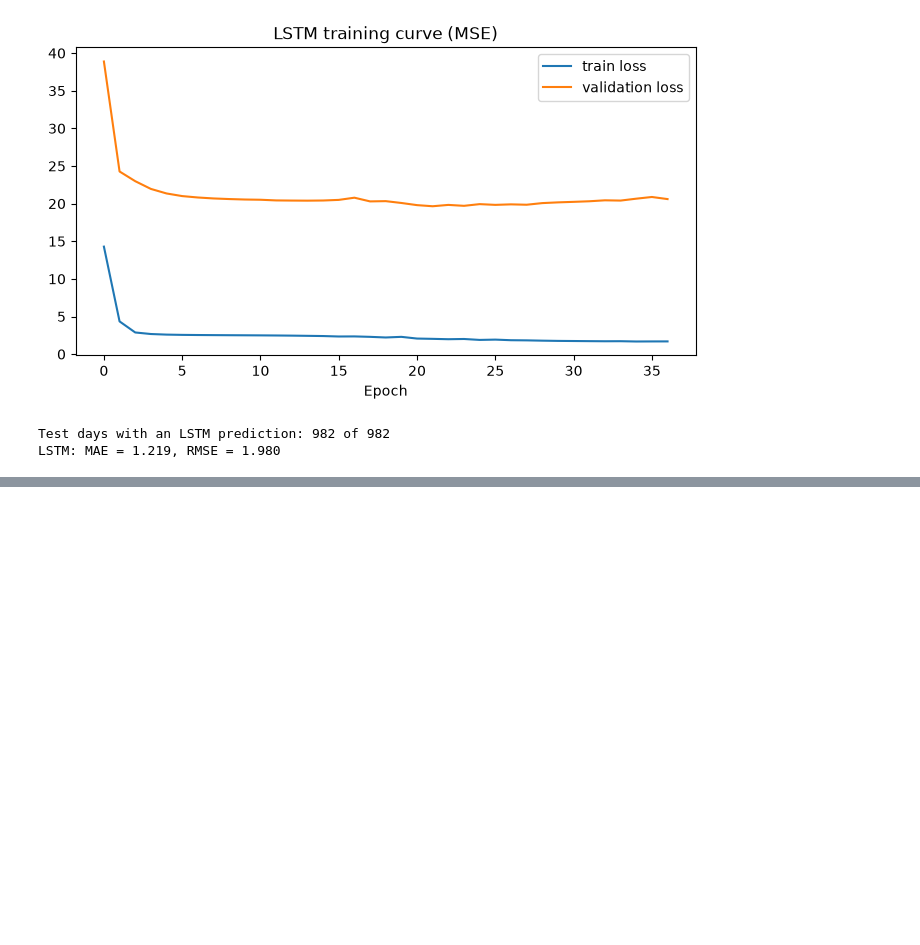
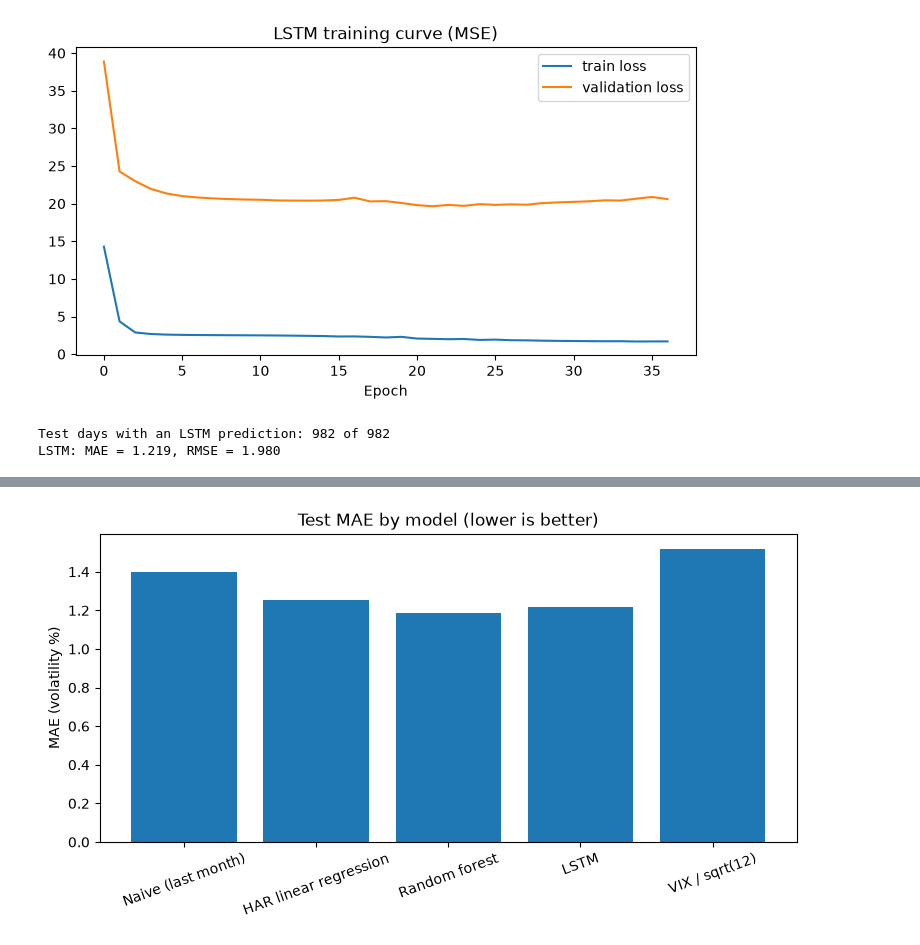
Before and after one commit to lewis-shearer/Stock_Volatility_Forecasting, a Jupyter notebook: volatility_forecasting.ipynb, the cells around one changed output, grey strips where cells are left out. Cells and saved outputs as stored; diff of their text form; code cells hidden in the pictures; blank space fills up the shorter version.

Commit message:
Compare test MAE and RMSE against VIX implied volatility and plot forecasts

```diff
--- a/volatility_forecasting.ipynb
+++ b/volatility_forecasting.ipynb
@@ -350,0 +365,6 @@ LSTM: MAE = 1.219, RMSE = 1.980
+# %%
+del results['HAR (validation)']
+
+table = pd.DataFrame(results, index=['MAE', 'RMSE']).T
+table['MAE vs naive (%)'] = 100 * (table['MAE'] / table.loc['Naive (last month)', 'MAE'] - 1)
+table.round(3)
@@ -350,0 +378,9 @@ LSTM: MAE = 1.219, RMSE = 1.980
+# %%
+plt.figure(figsize=(9, 4))
+plt.bar(table.index, table['MAE'])
+plt.title('Test MAE by model (lower is better)')
+plt.ylabel('MAE (volatility %)')
+plt.xticks(rotation=20)
+plt.show()
+# %% [output]
+[figure, added]
```
Also changed, not shown: parts of 7 cells of this notebook, 1 other file.
